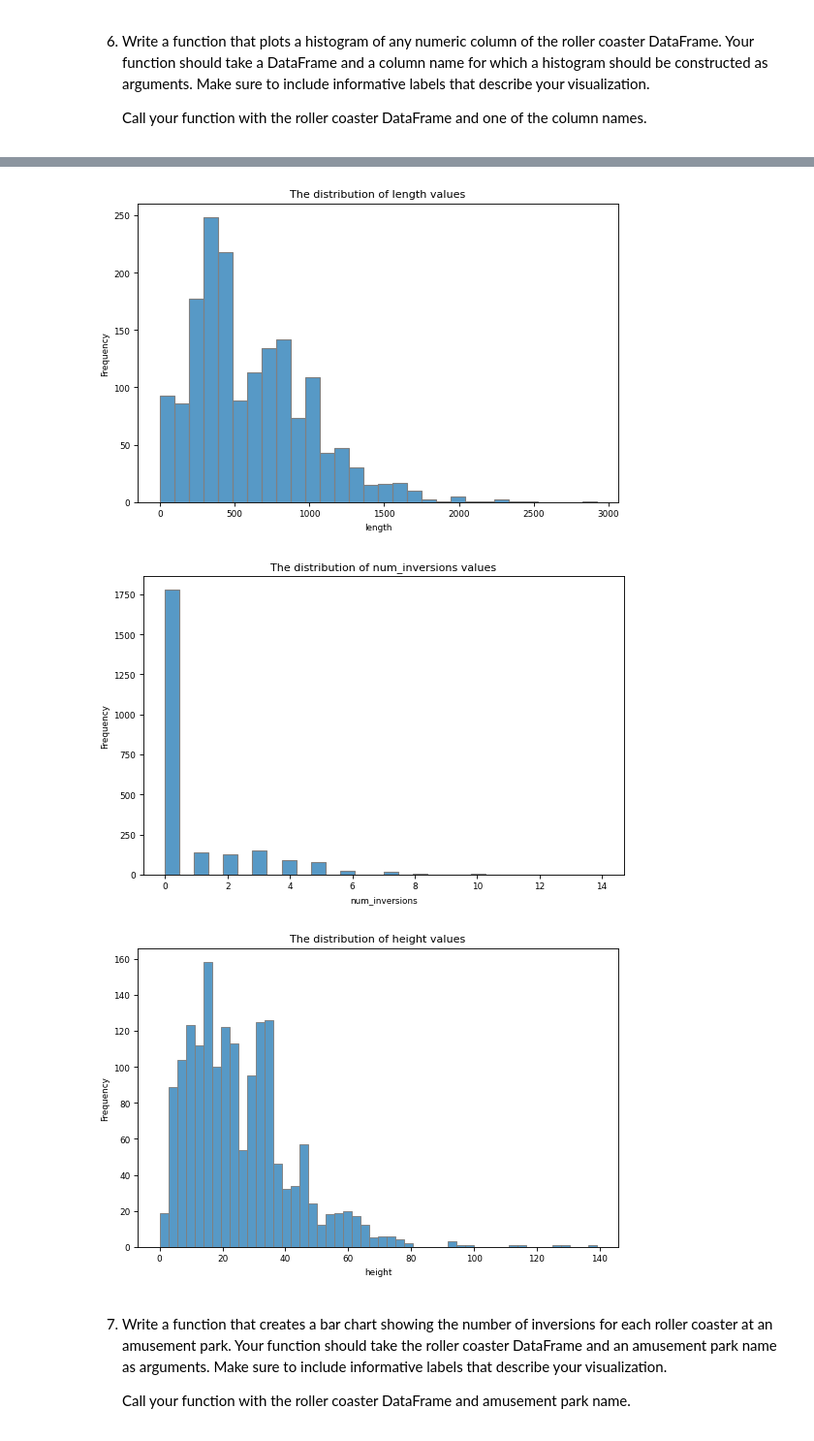
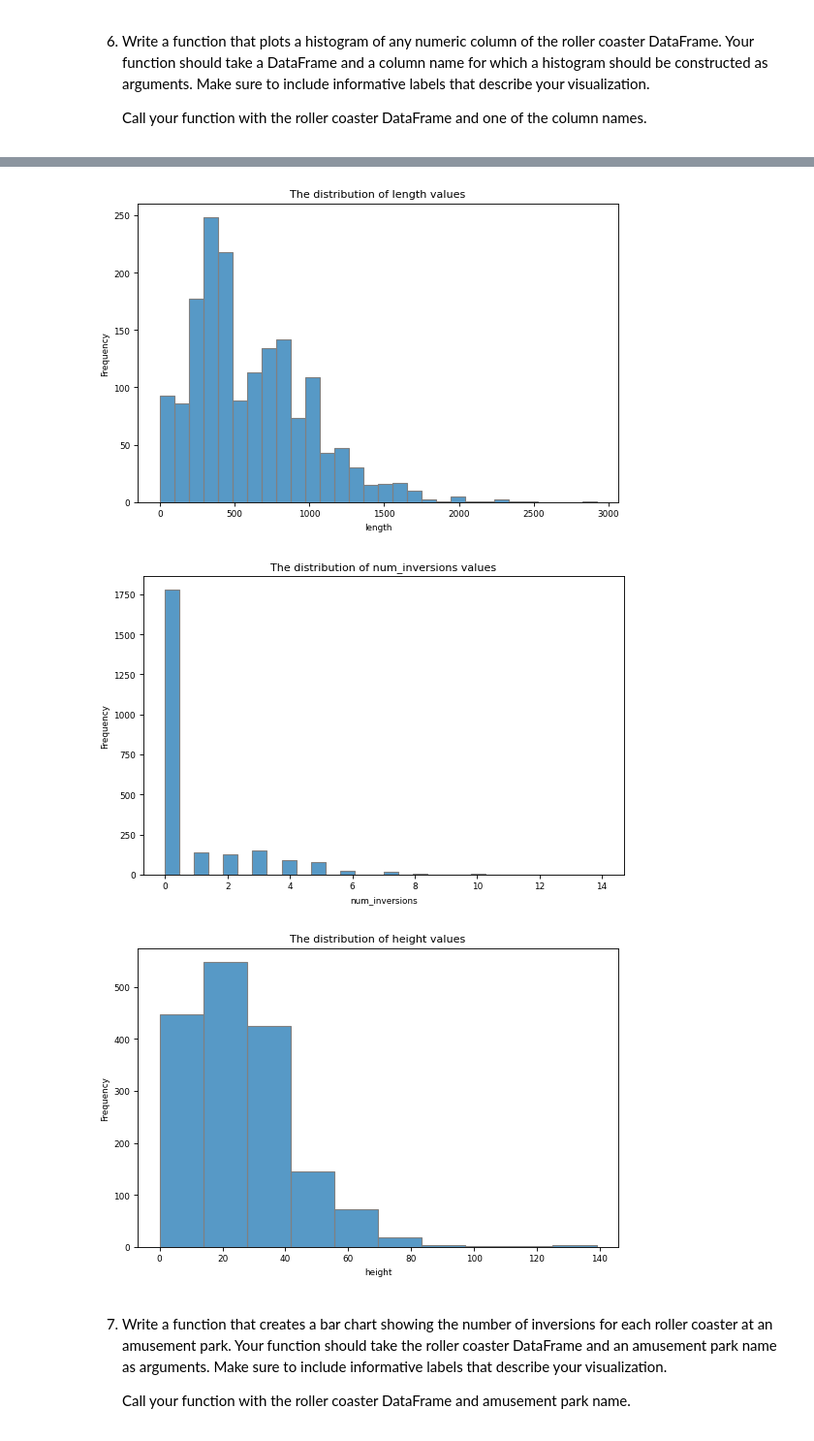
Before and after one commit to 7086600/roller_coaster_project, a Jupyter notebook: roller_coaster.ipynb, the cells around one changed output, grey strips where cells are left out. Shown at 97% size. Cells and saved outputs as stored; diff of their text form; code cells hidden in the pictures.

Commit message:
reafctoring functions: plot_hist and plot_hist_with_bins

```diff
--- a/roller_coaster.ipynb
+++ b/roller_coaster.ipynb
@@ -253,35 +253,37 @@ Name: height, dtype: float64
 # Create a function to plot histogram of column values
 def plot_hist(data, column_name):
     plt.figure()
     sns.histplot(data[column_name].dropna(), bins=30, edgecolor='gray') # dropna() to remove NaN values
     plt.title(f"The distribution of {column_name} values")
     plt.xlabel(column_name)
     plt.ylabel('Frequency')
     plt.show()
+    plt.close()
 # Create histogram of roller coaster speed
 plot_hist(rc_df, 'speed')
 # Create histogram of roller coaster length
 plot_hist(rc_df, 'length')
 # Create histogram of roller coaster number of inversions
 plot_hist(rc_df, 'num_inversions')
 
 # Create a function to plot histogram of height values
 def plot_hist_with_bins(data, column_name, bins):
     data = data[column_name].dropna() # dropna() to remove NaN values
     data = data[data <= 140] # filter out to remove outliers
     plt.figure()
     sns.histplot(data, bins=bins, edgecolor='gray')
     plt.title(f"The distribution of {column_name} values")
     plt.xlabel(column_name)
     plt.ylabel('Frequency')
     plt.show()
+    plt.close()
 # Create a histogram of roller coaster height
-plot_hist_with_bins(rc_df, 'height', 50)
+plot_hist_with_bins(rc_df, 'height', 10)
 # %% [output]
 [figure]
 [figure]
 [figure]
-[figure, old version]
+[figure, new version]
 # %% [markdown]
 7. Write a function that creates a bar chart showing the number of inversions for each roller coaster at an amusement park. Your function should take the roller coaster DataFrame and an amusement park name as arguments. Make sure to include informative labels that describe your visualization.
 
```
